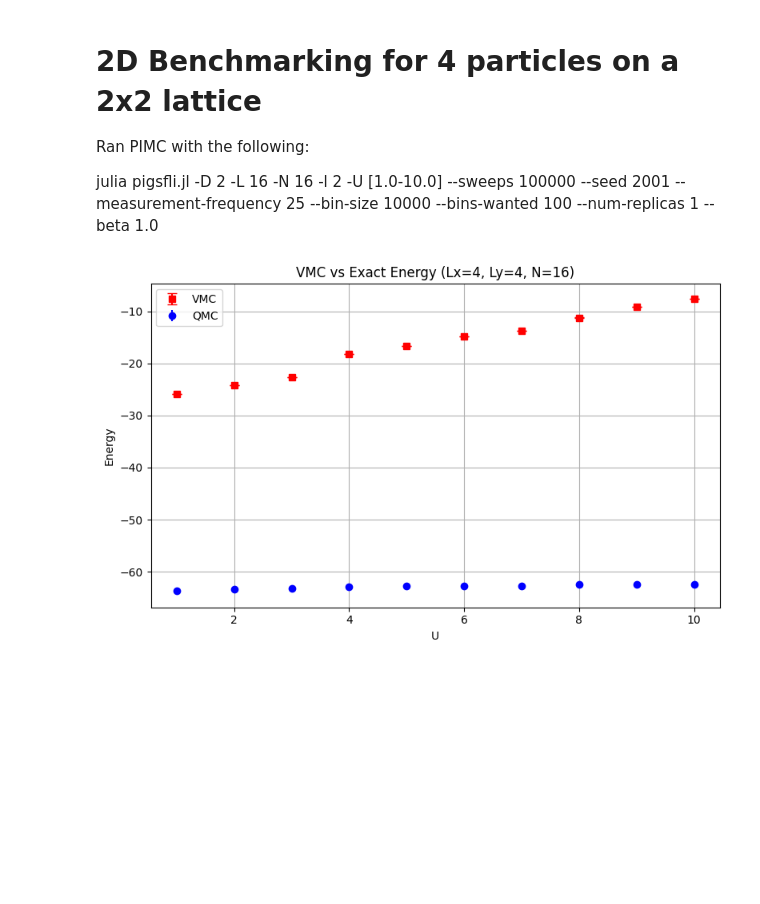
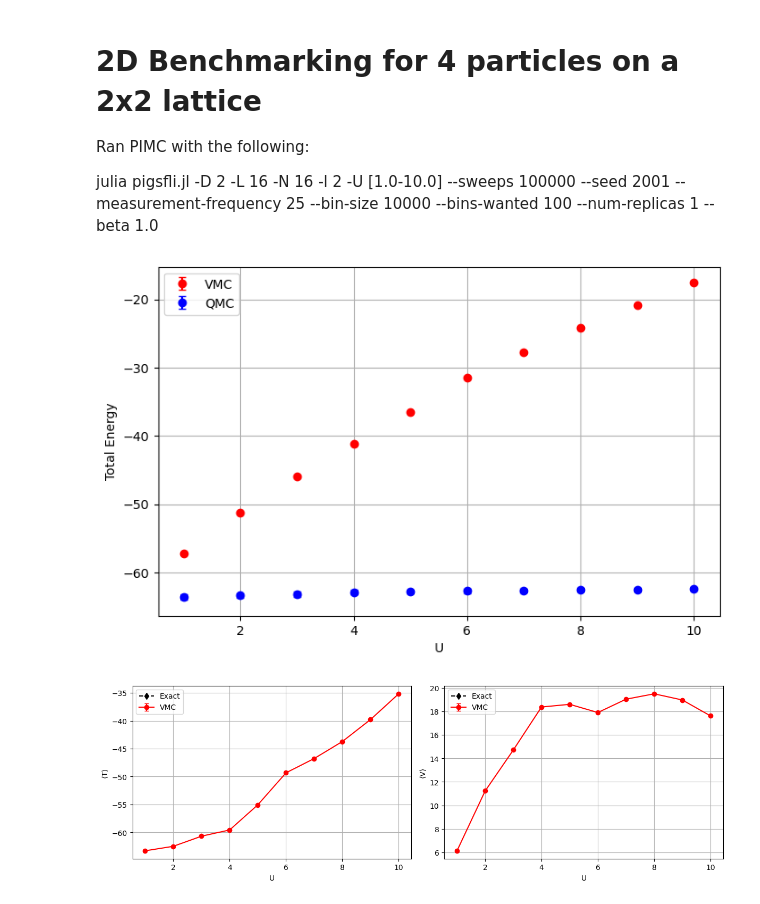
Before and after one commit to wmallah/BH_Gutzwiller_VMC, a Jupyter notebook: VMCBoseHubbard/analysis_scripts/benchmark.ipynb, the cells around one changed output. Drawn from its saved outputs; the diff is of its cells as text; code cells hidden in the pictures; blank space fills up the shorter version.

Commit message:
Fixed redundant normalization in local energy and cleaned up analysis notebook

```diff
--- a/VMCBoseHubbard/analysis_scripts/benchmark.ipynb
+++ b/VMCBoseHubbard/analysis_scripts/benchmark.ipynb
@@ -237,15 +342,9 @@ df_qmc_2D = load_qmc_energy_data("../data/QMC/2D_L16_N16/", "2D", 16, 16, 256)
-# %%
-plt.figure(figsize=(8, 5))
-plt.errorbar(df_VMC_2D["U"], df_VMC_2D["energy"], yerr=df_VMC_2D["sem"], label="VMC", fmt='s', capsize=4, color='red')
-plt.errorbar(df_qmc_2D.index, df_qmc_2D["Total_mean"], yerr=df_qmc_2D["Total_std"], label="QMC", fmt=" ", marker='o', color='blue')
-
-plt.xlabel("U")
-plt.ylabel("Energy")
-plt.title("VMC vs Exact Energy (Lx=4, Ly=4, N=16)")
-plt.grid(True)
-plt.legend()
-plt.tight_layout()
-# plt.savefig("./figures/2D_L16_N16.pdf", dpi=600)
-plt.show()
-# %% [output]
-[figure, removed]
+# %%
+# Define list of (L, N) pairs
+benchmark_pairs = [(16, 16)]
+
+# Run processing for all pairs
+process_benchmark_setups(benchmark_pairs, dim="2D", M_override=256, save_dir="./figures/", plot=True)
+# %% [output]
+[figure, added]
+[figure, added]
```
Also changed, not shown: parts of 19 cells of this notebook, 47 other files.
